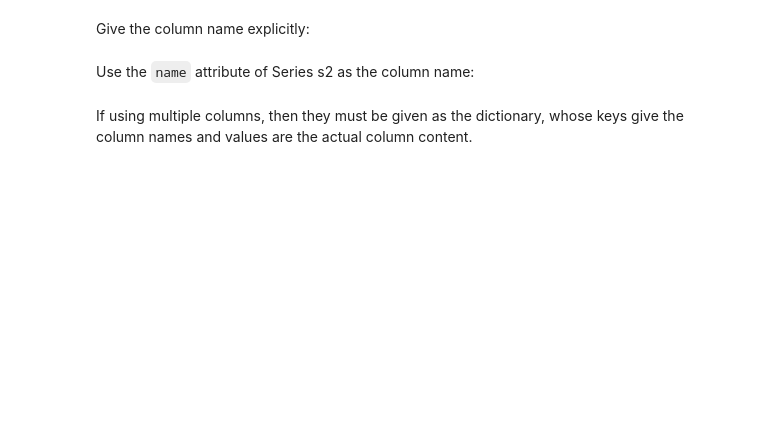
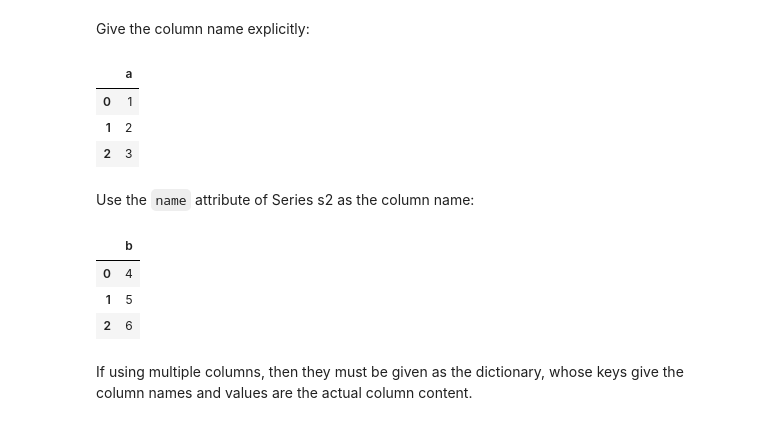
Before and after one commit to mkjubran/LearnPythonIT, a Jupyter notebook: Lesson5_Pandas.ipynb, the cells around one changed output. Cells and saved outputs as stored; diff of their text form; code cells hidden in the pictures; blank space fills up the shorter version.

```diff
--- a/Lesson5_Pandas.ipynb
+++ b/Lesson5_Pandas.ipynb
@@ -179,7 +293,21 @@ s2
 # %% [markdown]
 Give the column name explicitly:
+# %%
+pd.DataFrame(s1, columns=["a"])
+# %% [output]
+|  | a |
+| 0 | 1 |
+| 1 | 2 |
+| 2 | 3 |
 # %% [markdown]
 Use the `name` attribute of Series s2 as the column name:
+# %%
+pd.DataFrame(s2)
+# %% [output]
+|  | b |
+| 0 | 4 |
+| 1 | 5 |
+| 2 | 6 |
 # %% [markdown]
 If using multiple columns, then they must be given as the dictionary, whose keys give the column names and values are the actual column content.
 # %%
```
Also changed, not shown: parts of 87 cells of this notebook.
